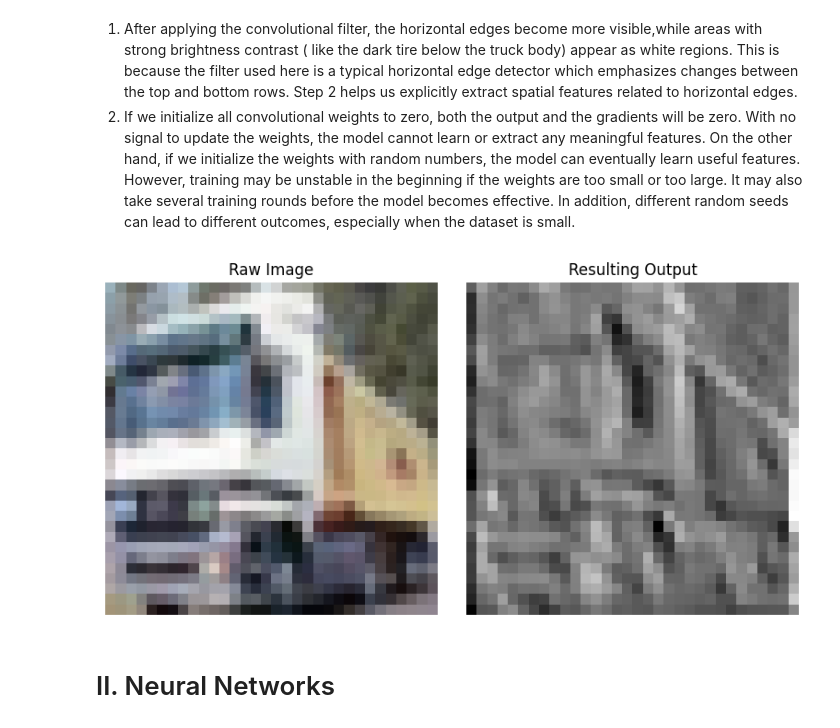
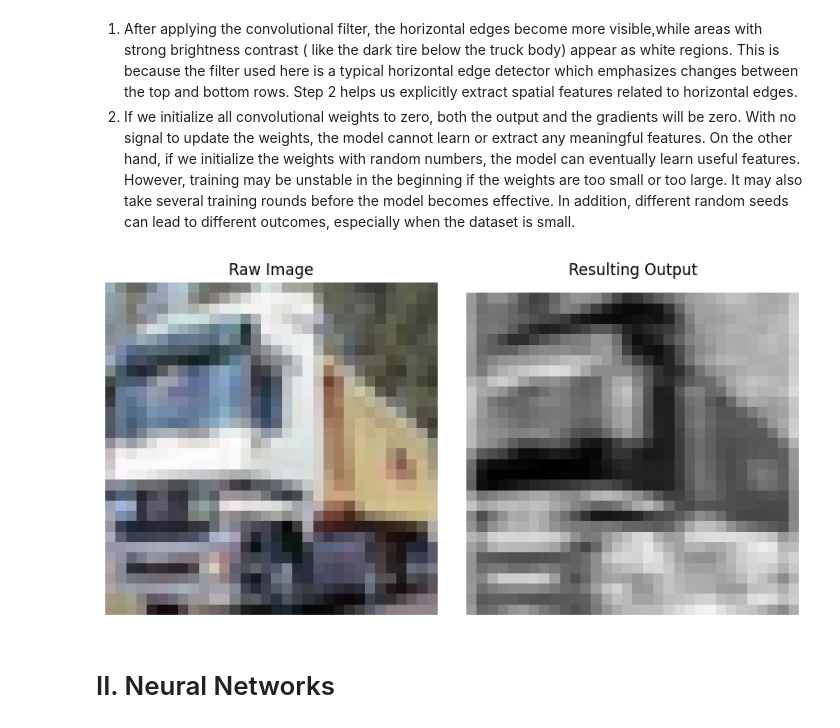
Before and after one commit to XiaomaiHu/INFO-251-Applied-Machine-Learning, a Jupyter notebook: psets/PS6/INFO251-PS6-S25.ipynb, the cells around one changed output. Drawn from its saved outputs; the diff is of its cells as text; code cells hidden in the pictures.

```diff
--- a/psets/PS6/INFO251-PS6-S25.ipynb
+++ b/psets/PS6/INFO251-PS6-S25.ipynb
@@ -97,13 +101,27 @@ cifar10, cifar10_val = load_cifar10(datapath)
 # %%
 from torch.utils.data import Subset
-# Split the train and test data
-train_set, test_set = load_cifar10(datapath)
+from torch.utils.data import random_split
 
-# create a subset with only the car and truck classes
+# Split the train, val and test data
+train_set, val_set = load_cifar10(datapath)
+
+# Create a subset with only the car and truck classes
+# Remap 1-0, 9-1
 def filter_dataset(dataset):
-    indices = [i for i, label in enumerate(dataset.targets) if label in [1, 9]]
-    return Subset(dataset, indices)
-fil_train, fil_test = filter_dataset(train_set), filter_dataset(test_set)
+  binary_data = []
+  binary_targets = []
+  for img, label in dataset:
+      if label == 1 or label == 9:
+          binary_data.append(img)
+          binary_targets.append(0 if label == 1 else 1)
+  return binary_data, binary_targets
+
+train_data, train_labels = filter_dataset(train_set)
+val_data, val_labels = filter_dataset(val_set)
+
+#Convert to TensorDataset
+train_dataset = torch.utils.data.TensorDataset(torch.stack(train_data), torch.tensor(train_labels))
+val_dataset = torch.utils.data.TensorDataset(torch.stack(val_data), torch.tensor(val_labels))
 # %%
 # Select and plot 9 images
 import random
@@ -195,40 +205,45 @@ Hint 2: Use conv.weight[:] to set the weights, where "conv" is the name of your
 2. If we initialize all convolutional weights to zero, both the output and the gradients will be zero. With no signal to update the weights, the model cannot learn or extract any meaningful features. On the other hand, if we initialize the weights with random numbers, the model can eventually learn useful features. However, training may be unstable in the beginning if the weights are too small or too large. It may also take several training rounds before the model becomes effective. In addition, different random seeds can lead to different outcomes, especially when the dataset is small.
 # %%
 import torch
+import torch.nn as nn
 
 # Initialize a concolutional layer
 conv = nn.Conv2d(in_channels=3,
           out_channels=1,
           kernel_size=3,
           padding=1,
           bias=False)
 
 # Assign the weights
-weight_matrix = torch.tensor(
-    [[[-1.0, -1.0, -1.0],
-      [ 0.0,  0.0,  0.0],
-      [ 1.0,  1.0,  1.0]]]
-)
+weight_matrix = torch.tensor([
+    [-1.0, -1.0, -1.0],
+    [0.0, 0.0, 0.0],
+    [0.0, 0.0, 0.0]
+])
+
+with torch.no_grad():
+    for c in range(3):
+        conv.weight[0, c] = weight_matrix
 
 # Pass the first image
-image, label = fil_train[0]
+image, label = train_data[0], train_labels[0]
 input_tensor = image.unsqueeze(0)
 output_tensor = conv(input_tensor)
 
 # Plot the raw image and the output
 fig, axs = plt.subplots(1, 2, figsize=(8, 4))
 axs[0].imshow(image.permute(1, 2, 0))
 axs[0].set_title("Raw Image")
 axs[0].axis('off')
 
 axs[1].imshow(output_tensor.squeeze().detach().numpy(), cmap='gray')
 axs[1].set_title("Resulting Output")
 axs[1].axis('off')
 
 plt.tight_layout()
 plt.show()
 # %% [output]
-[figure, old version]
+[figure, new version]
 # %% [markdown]
 # II. Neural Networks
 # %% [markdown]
```
Also changed, not shown: parts of 11 cells of this notebook.
